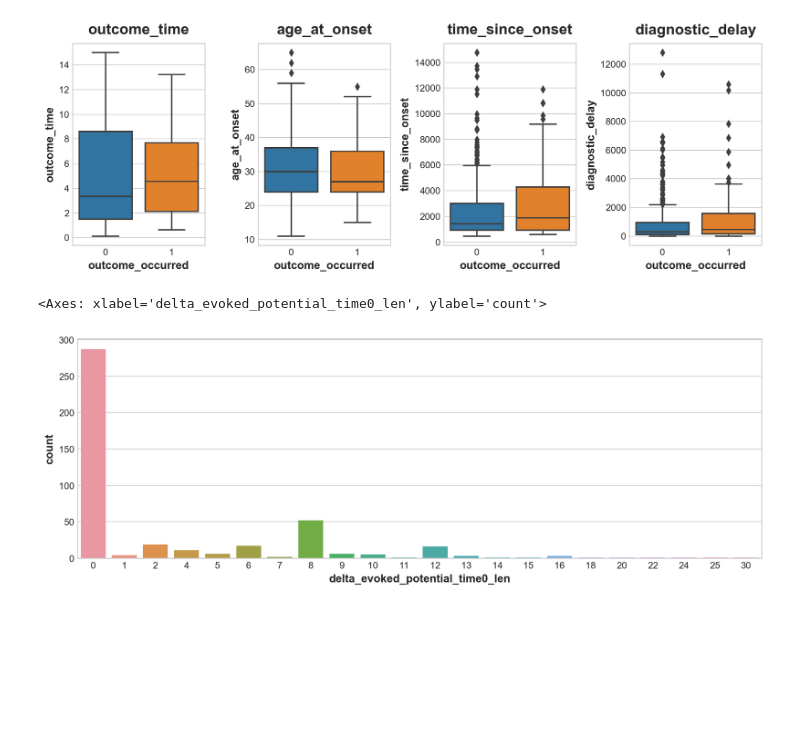
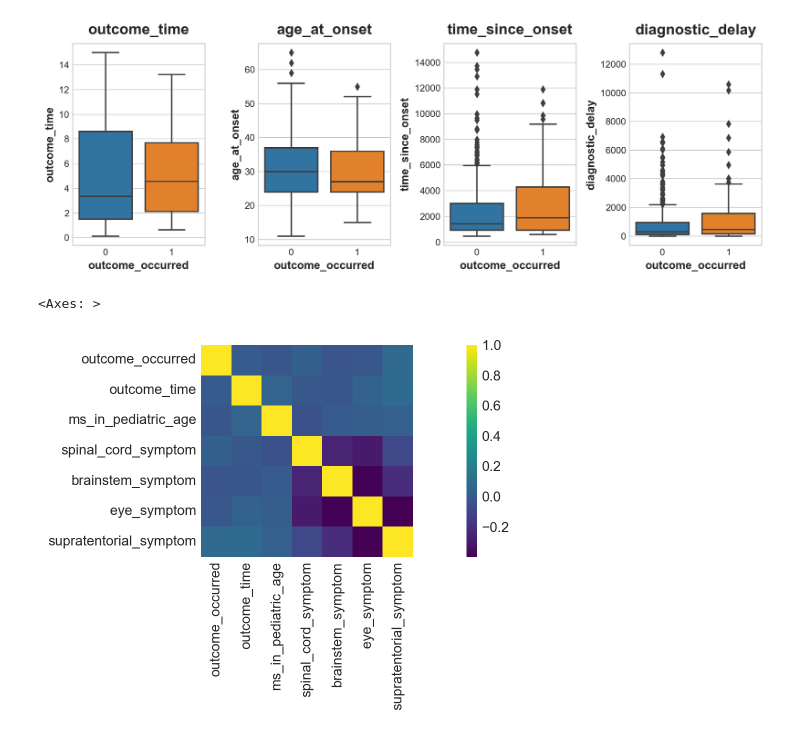
Before and after one commit to Silvador386/IDPP2023, a Jupyter notebook: code/idppclef_data_analysis.ipynb, the cells around one changed output. Drawn from its saved outputs; the diff is of its cells as text; code cells hidden in the pictures; blank space fills up the shorter version.

Commit message:
Started to work on data preprocessing.

```diff
--- a/code/idppclef_data_analysis.ipynb
+++ b/code/idppclef_data_analysis.ipynb
@@ -33,21 +33,7 @@ from sklearn import preprocessing
 # %%
 # Set Matplotlib defaults
 plt.style.use("seaborn-v0_8-whitegrid")
-plt.rc("figure", autolayout=True, figsize=(11, 4))
-plt.rc(
-    "axes",
-    labelweight="bold",
-    labelsize="large",
-    titleweight="bold",
-    titlesize=16,
-    titlepad=10,
-)
-plot_params = dict(
-    color="0.75",
-    style=".-",
-    markeredgecolor="0.25",
-    markerfacecolor="0.25",
-)
+
 %config InlineBackend.figure_format = 'retina'
 # %%
 DATASET_DIR = "../data/datasetA_train"
@@ -205,21 +215,26 @@ for ax, feat in zip(axes.flat, ["outcome_time","age_at_onset", "time_since_onset
 # %% [output]
 [figure]
 # %%
-merged_df = merged_df.replace({np.nan: None})
-def calc_len(x):
-    if x is None:
-        return 0
-    else:
-        return len(x)
-
-plot_df = pd.DataFrame(merged_df[[ID_FEAT, "outcome_occurred", "delta_evoked_potential_time0"]])
-plot_df["delta_evoked_potential_time0_na"] = plot_df["delta_evoked_potential_time0"].isna()
-plot_df["delta_evoked_potential_time0_len"] = plot_df["delta_evoked_potential_time0"].apply(calc_len)
-
-sns.countplot(x='delta_evoked_potential_time0_len', data=plot_df)
+# merged_df = merged_df.replace({np.nan: None})
+# def calc_len(x):
+#     if x is None:
+#         return 0
+#     else:
+#         return len(x)
+#
+# plot_df = pd.DataFrame(merged_df[[ID_FEAT, "outcome_occurred", "delta_evoked_potential_time0"]])
+# plot_df["delta_evoked_potential_time0_na"] = plot_df["delta_evoked_potential_time0"].isna()
+# plot_df["delta_evoked_potential_time0_len"] = plot_df["delta_evoked_potential_time0"].apply(calc_len)
+#
+# sns.countplot(x='delta_evoked_potential_time0_len', data=plot_df)
-# %% [output]
-<Axes: xlabel='delta_evoked_potential_time0_len', ylabel='count'>
-[figure, removed]
+# %%
+values = ['outcome_occurred', "outcome_time",'ms_in_pediatric_age', 'spinal_cord_symptom', 'brainstem_symptom', 'eye_symptom', 'supratentorial_symptom']
+corr_mat = merged_df[values].corr()
+f, ax = plt.subplots()
+sns.heatmap(corr_mat,  vmax=1, cmap="viridis", square=True)
+# %% [output]
+<Axes: >
+[figure, added]
 # %%
 def seasonal_plot(X, y, period, freq, ax=None):
     if ax is None:
```
Also changed, not shown: parts of 6 cells of this notebook, 1 other file.
